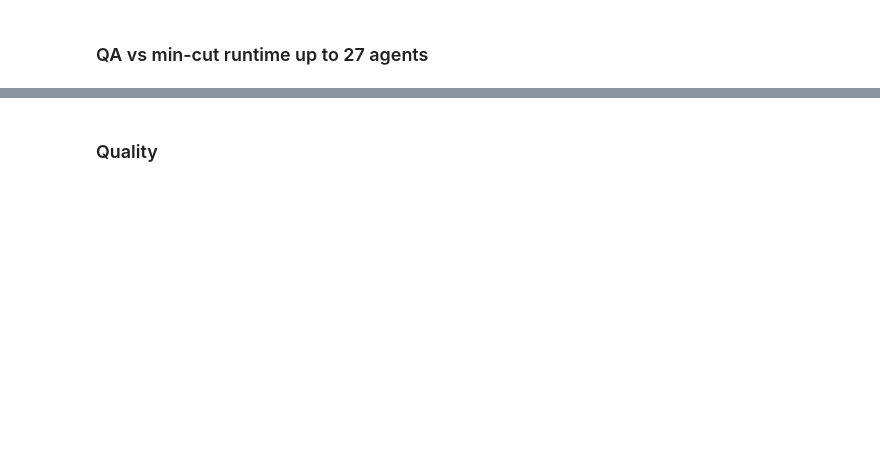
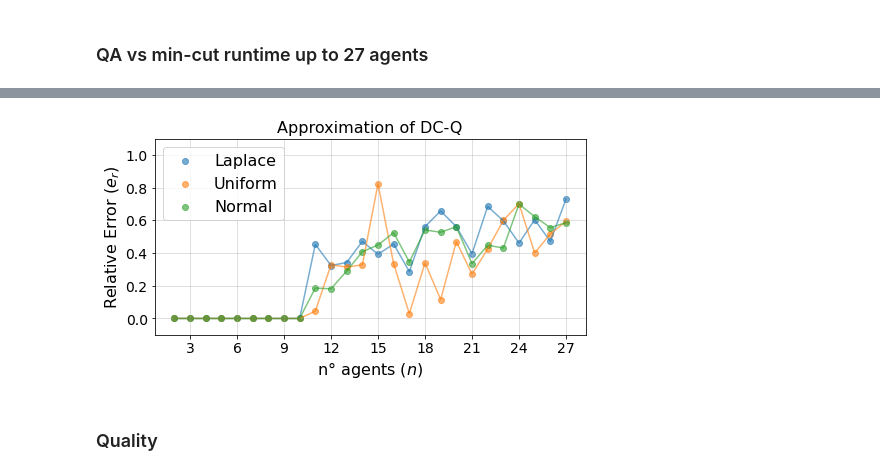
Before and after one commit to supreethmv/GCS-Q, a Jupyter notebook: Viz.ipynb, the cells around one changed output, grey strips where cells are left out. Saved outputs shown, nothing was run; the diff lists cells and outputs as text; code cells hidden in the pictures; blank space fills up the shorter version.

Commit message:
upload results and plot

```diff
--- a/Viz.ipynb
+++ b/Viz.ipynb
@@ -134,0 +126,6 @@ for distr in df.Distribution.unique():
+# %%
+data = pd.concat([df["Distribution"] , df["No. of Agents"], df[('Dwave Annealer', 'Quality')]], axis = 1)
+data.columns = ["Distribution", "n", "Quality"]
+data.Quality = data.Quality.astype(float)
+data['Error'] = 1-data.Quality
+data.head()
@@ -135,3 +139,43 @@ for distr in df.Distribution.unique():
+# %%
+font=14
+
+fig, ax = plt.subplots(figsize=(7,3.9))
+fig.set_tight_layout(True)
+# for i, g in data.groupby('Distribution'):
+#     g.plot(x='n', y='Error', ax=ax, label=str(i), style='o-', alpha=.6)#, marker='8', markersize=8, alpha=.6)#, yerr='std_acc')
+# #     plt.fill_between(x=g['n_agents'], y1 = g['time'] - g['std'], y2 = g['time'] + g['std'], alpha=0.2)
+
+
+for distr in df.Distribution.unique():
+    current_data = data[data.Distribution == distr]
+
+    x = current_data['n'].to_numpy()
+
+    y = current_data['Error'].astype(float).to_numpy()
+
+    ax.plot(x, y, alpha=.6)
+    ax.scatter(x, y, label=distr.capitalize(), alpha=.6)
+
+
+ax.set_ylabel(r'Relative Error $(e_r)$',fontdict={'fontsize':font+2})
+
+ax.set_xlabel(r'n° agents $(n)$',fontdict={'fontsize':font+2})
+ax.set_ylim(-.1, 1.1)
+
+ax.set_xticks(ticks=np.arange(1, 28, 3))
+ax.set_yticks(ticks=np.arange(0, 1.1, .2))
+
+ax.tick_params(axis='both', which='major', labelsize=font)
+
+ax.grid(alpha=.5)
+ax.legend(fontsize=font+2, loc="upper left")
+
+ax.set_title("Approximation of DC-Q", fontsize = font+2)
+
+file = os.path.join(folder, 'QA vs MIN-CUT', 'QA_Acc.png')
+plt.savefig(file, dpi=500, bbox_inches = "tight")
+# %% [output]
+[figure, added]
 # %% [markdown]
 ### Quality
 # %%
```
Also changed, not shown: parts of 11 cells of this notebook, 4 other files.
